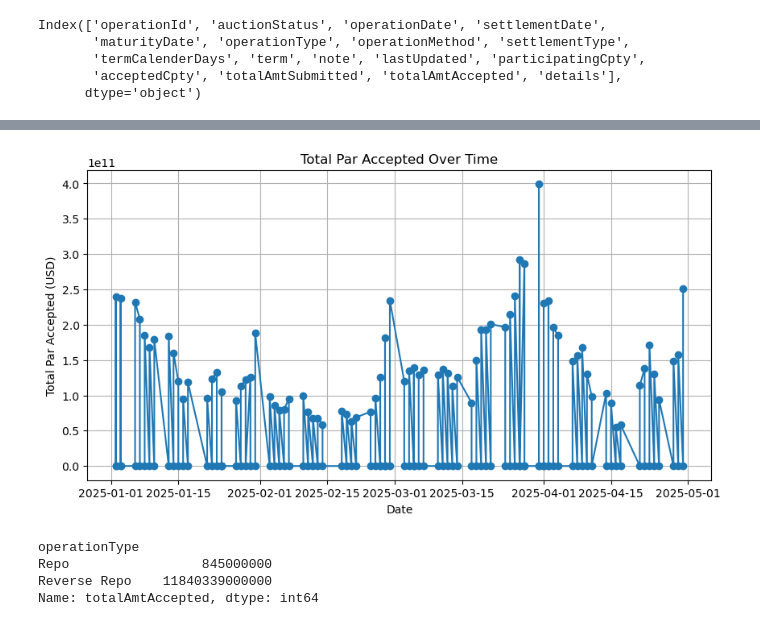
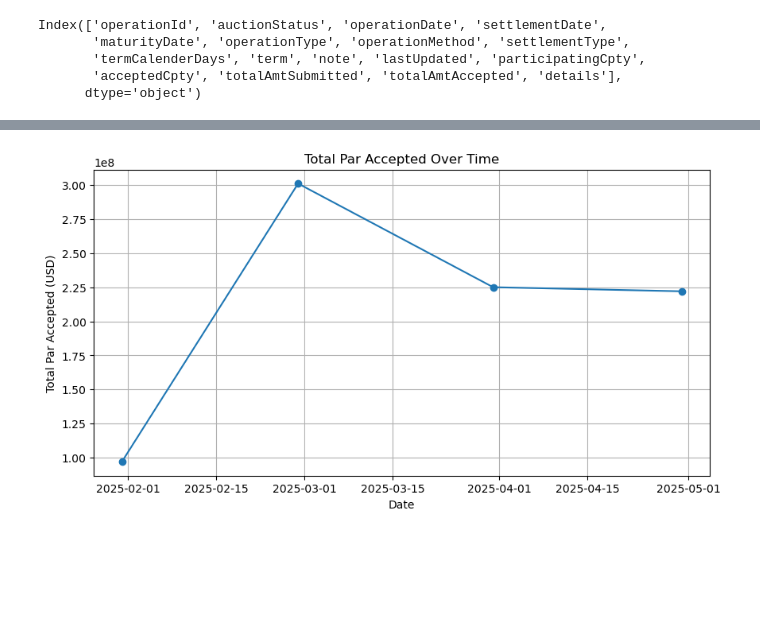
Before and after one commit to wiseorcool/repo-market-data, a Jupyter notebook: Repo_Market_Data.ipynb, the cells around one changed output, grey strips where cells are left out. Drawn from its saved outputs; the diff is of its cells as text; code cells hidden in the pictures; blank space fills up the shorter version.

Commit message:
Added code to plot the data separately for repo and reverse repos

```diff
--- a/Repo_Market_Data.ipynb
+++ b/Repo_Market_Data.ipynb
@@ -178,0 +186,14 @@ Index(['operationId', 'auctionStatus', 'operationDate', 'settlementDate',
+# %%
+Repo_df = reduced_cleaned_df[reduced_cleaned_df['operationType']=='Repo']
+Reverse_Repo_df = reduced_cleaned_df[reduced_cleaned_df['operationType']=='Reverse Repo']
+# %%
+#Make the repo DF aggregated for Weekly and Monthly distribution
+
+#Set the operating date as index
+Repo_df.set_index("operationDate", inplace=True)
+
+# Resample weekly (W) or monthly (M)
+Repo_weekly_df = Repo_df["totalAmtAccepted"].resample("W").sum()
+Repo_monthly_df = Repo_df["totalAmtAccepted"].resample("ME").sum()
+Repo_weekly_df = Repo_weekly_df.reset_index()
+Repo_monthly_df = Repo_monthly_df.reset_index()
@@ -179,16 +219,16 @@ Index(['operationId', 'auctionStatus', 'operationDate', 'settlementDate',
 # %%
 import matplotlib.pyplot as plt
 
 
 plt.figure(figsize=(10, 5))
-plt.plot(reduced_cleaned_df['operationDate'], reduced_cleaned_df['totalAmtAccepted'], marker='o')
+plt.plot(Repo_monthly_df['operationDate'], Repo_monthly_df['totalAmtAccepted'], marker='o')
 plt.title("Total Par Accepted Over Time")
 plt.xlabel("Date")
 plt.ylabel("Total Par Accepted (USD)")
 plt.grid(True)
 plt.show()
 # %% [output]
-[figure, old version]
+[figure, new version]
 # %%
 import plotly.express as px
 
@@ -196,8 +236 @@ fig = px.line(reduced_cleaned_df, x="operationDate", y="totalAmtAccepted", title
 fig.show()
-# %%
-data_df.groupby("operationType")["totalAmtAccepted"].sum()
-# %% [output]
-operationType
-Repo                 845000000
-Reverse Repo    11840339000000
-Name: totalAmtAccepted, dtype: int64
```
Also changed, not shown: parts of 4 cells of this notebook.
